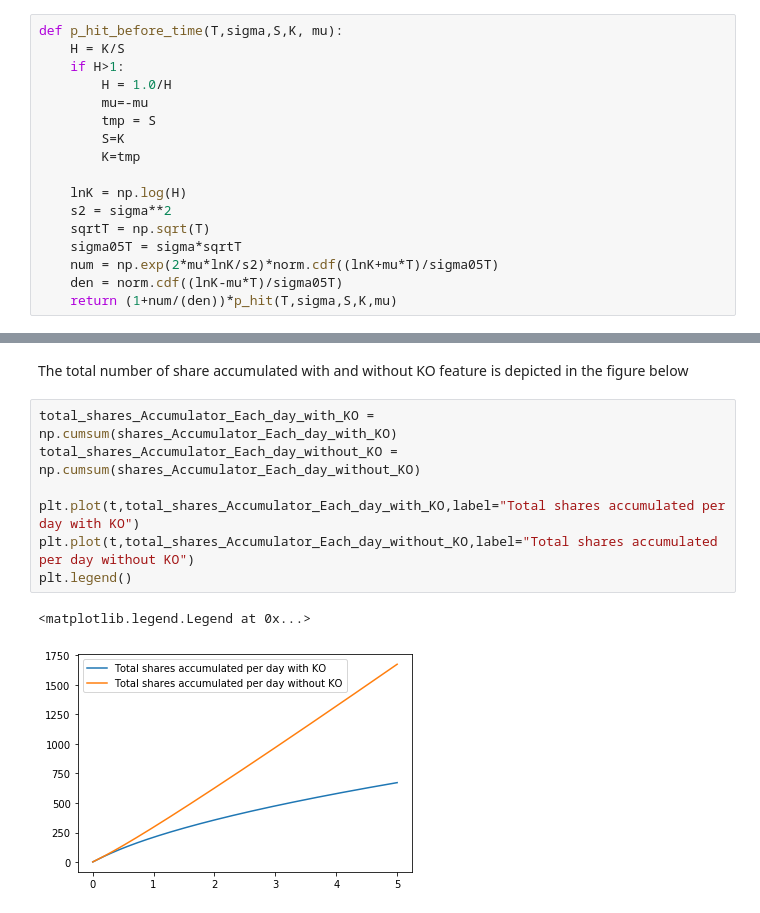
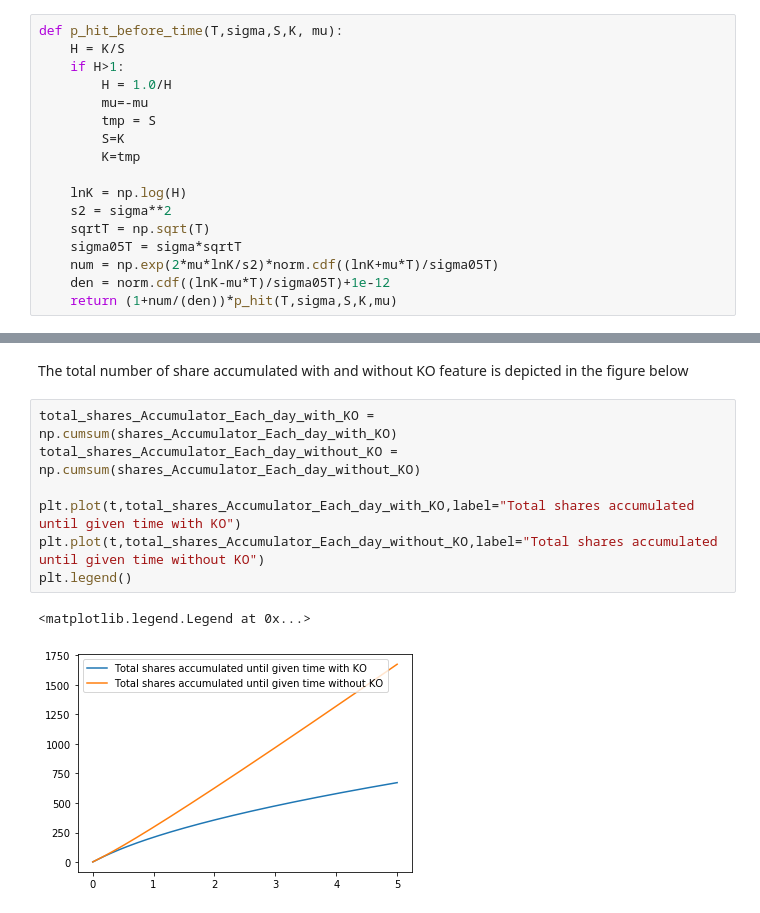
Before and after one commit to frannuca/prototypes_juypter, a Jupyter notebook: accumulator_analytical_pricing.ipynb, the cells around one changed output, grey strips where cells are left out. Drawn from its saved outputs; the diff is of its cells as text.

Commit message:
changes to accumulator parameters

```diff
--- a/accumulator_analytical_pricing.ipynb
+++ b/accumulator_analytical_pricing.ipynb
@@ -45,7 +45,7 @@ def p_hit_before_time(T,sigma,S,K, mu):
     sqrtT = np.sqrt(T)
     sigma05T = sigma*sqrtT
     num = np.exp(2*mu*lnK/s2)*norm.cdf((lnK+mu*T)/sigma05T)
-    den = norm.cdf((lnK-mu*T)/sigma05T)
+    den = norm.cdf((lnK-mu*T)/sigma05T)+1e-12
     return (1+num/(den))*p_hit(T,sigma,S,K,mu)
 # %% [markdown]
 # $p(\tau = T)$
@@ -163,13 +163,13 @@ The total number of share accumulated with and without KO feature is depicted in
 # %%
 total_shares_Accumulator_Each_day_with_KO = np.cumsum(shares_Accumulator_Each_day_with_KO)
 total_shares_Accumulator_Each_day_without_KO = np.cumsum(shares_Accumulator_Each_day_without_KO)
 
-plt.plot(t,total_shares_Accumulator_Each_day_with_KO,label="Total shares accumulated per day with KO")
-plt.plot(t,total_shares_Accumulator_Each_day_without_KO,label="Total shares accumulated per day without KO")
+plt.plot(t,total_shares_Accumulator_Each_day_with_KO,label="Total shares accumulated until given time with KO")
+plt.plot(t,total_shares_Accumulator_Each_day_without_KO,label="Total shares accumulated until given time without KO")
 plt.legend()
 # %% [output]
 <matplotlib.legend.Legend at 0x...>
-[figure, old version]
+[figure, new version]
 # %% [markdown]
 # Accumulation simulation on S&P500
 
```
Also changed, not shown: parts of 7 cells of this notebook, 2 other files.
